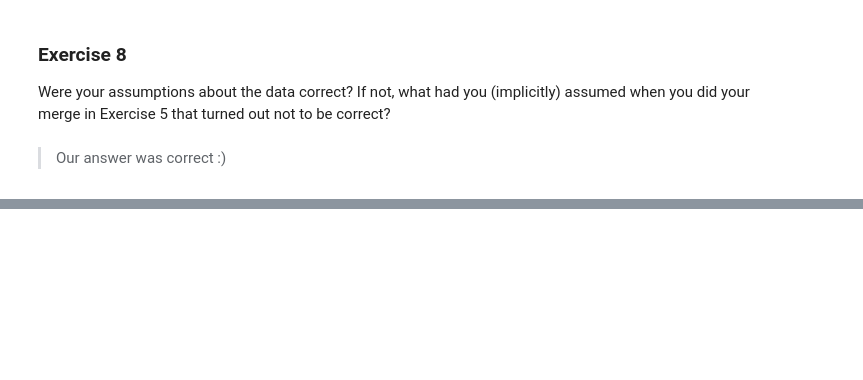
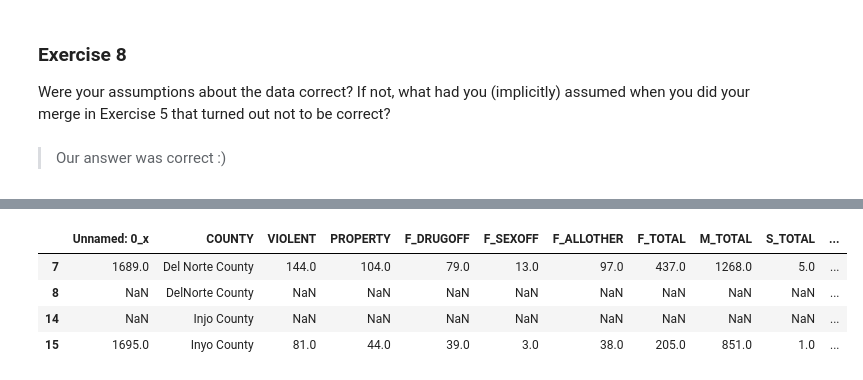
Before and after one commit to BlueWolfpack/PDS, a Jupyter notebook: exercise_merging.ipynb, the cells around one changed output, grey strips where cells are left out. Drawn from its saved outputs; the diff is of its cells as text; code cells hidden in the pictures; blank space fills up the shorter version.

```diff
--- a/exercise_merging.ipynb
+++ b/exercise_merging.ipynb
@@ -360,0 +321,17 @@ PLEASE ROUND YOUR ANSWER (IN PERCENTAGES) TO TWO DECIMAL PLACES (e.g., for 5.278
+# %%
+val_ind = pd.merge(
+    arrests,
+    populations_reduced[populations_reduced["STATE"] == "California"],
+    how="outer",
+    on=["COUNTY"],
+    validate="1:1",
+    indicator=True,
+)
+
+results["ex10_merged_successfully"] = val_ind["_merge"].value_counts()["both"]
+# %% [output]
+|  | Unnamed: 0_x | COUNTY | VIOLENT | PROPERTY | F_DRUGOFF | F_SEXOFF | F_ALLOTHER | F_TOTAL | M_TOTAL | S_TOTAL | ... |
+| 7 | 1689.0 | Del Norte County | 144.0 | 104.0 | 79.0 | 13.0 | 97.0 | 437.0 | 1268.0 | 5.0 | ... |
+| 8 | NaN | DelNorte County | NaN | NaN | NaN | NaN | NaN | NaN | NaN | NaN | ... |
+| 14 | NaN | Injo County | NaN | NaN | NaN | NaN | NaN | NaN | NaN | NaN | ... |
+| 15 | 1695.0 | Inyo County | 81.0 | 44.0 | 39.0 | 3.0 | 38.0 | 205.0 | 851.0 | 1.0 | ... |
```
Also changed, not shown: parts of 35 cells of this notebook, 2 other files.
